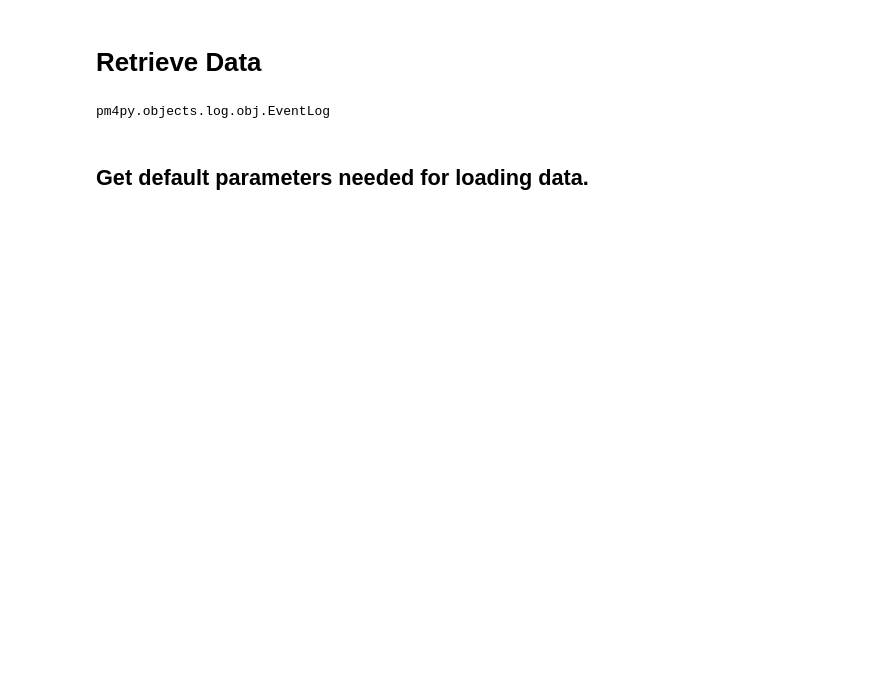
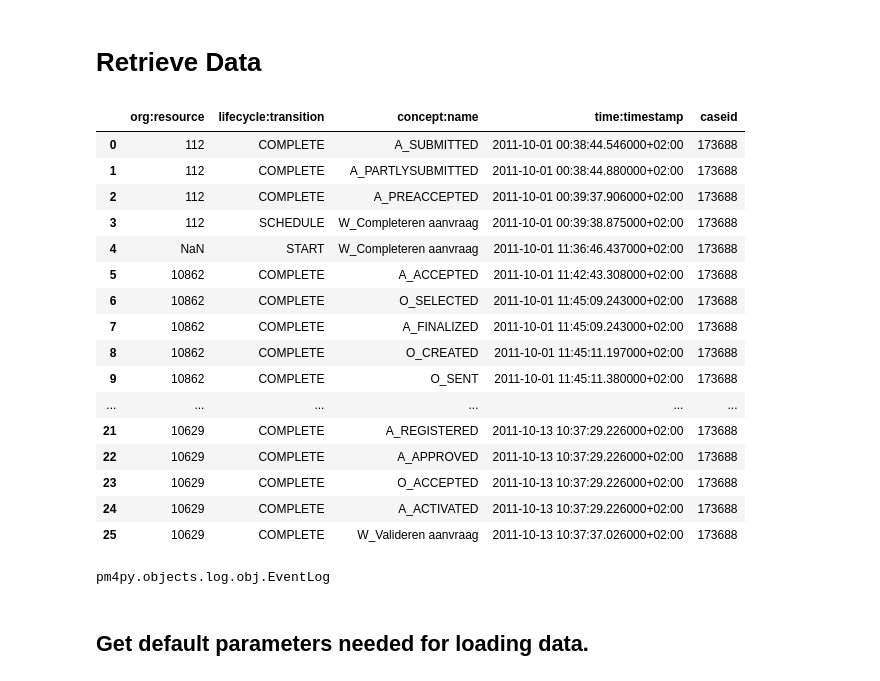
Before and after one commit to ChihchengHsieh/Apply-LINDA-BN-on-predicting-next-event, a Jupyter notebook: DataProcessing.ipynb, the cells around one changed output. Drawn from its saved outputs; the diff is of its cells as text; code cells hidden in the pictures; blank space fills up the shorter version.

```diff
--- a/DataProcessing.ipynb
+++ b/DataProcessing.ipynb
@@ -9,6 +9,31 @@ import itertools as it
 import numpy as np
 
 log = pm4py.read_xes('../Data/event_logs/BPI_Challenge_2012.xes')
+# %%
+flattern_log = ([{**event,
+                    'caseid': trace.attributes['concept:name']}
+                   for trace in log for event in trace])
+df  = pd.DataFrame(flattern_log)
+# %%
+df[df["caseid"] == "173688"].sort_values("time:timestamp")
+# %% [output]
+|  | org:resource | lifecycle:transition | concept:name | time:timestamp | caseid |
+| 0 | 112 | COMPLETE | A_SUBMITTED | 2011-10-01 00:38:44.546000+02:00 | 173688 |
+| 1 | 112 | COMPLETE | A_PARTLYSUBMITTED | 2011-10-01 00:38:44.880000+02:00 | 173688 |
+| 2 | 112 | COMPLETE | A_PREACCEPTED | 2011-10-01 00:39:37.906000+02:00 | 173688 |
+| 3 | 112 | SCHEDULE | W_Completeren aanvraag | 2011-10-01 00:39:38.875000+02:00 | 173688 |
+| 4 | NaN | START | W_Completeren aanvraag | 2011-10-01 11:36:46.437000+02:00 | 173688 |
+| 5 | 10862 | COMPLETE | A_ACCEPTED | 2011-10-01 11:42:43.308000+02:00 | 173688 |
+| 6 | 10862 | COMPLETE | O_SELECTED | 2011-10-01 11:45:09.243000+02:00 | 173688 |
+| 7 | 10862 | COMPLETE | A_FINALIZED | 2011-10-01 11:45:09.243000+02:00 | 173688 |
+| 8 | 10862 | COMPLETE | O_CREATED | 2011-10-01 11:45:11.197000+02:00 | 173688 |
+| 9 | 10862 | COMPLETE | O_SENT | 2011-10-01 11:45:11.380000+02:00 | 173688 |
+| ... | ... | ... | ... | ... | ... |
+| 21 | 10629 | COMPLETE | A_REGISTERED | 2011-10-13 10:37:29.226000+02:00 | 173688 |
+| 22 | 10629 | COMPLETE | A_APPROVED | 2011-10-13 10:37:29.226000+02:00 | 173688 |
+| 23 | 10629 | COMPLETE | O_ACCEPTED | 2011-10-13 10:37:29.226000+02:00 | 173688 |
+| 24 | 10629 | COMPLETE | A_ACTIVATED | 2011-10-13 10:37:29.226000+02:00 | 173688 |
+| 25 | 10629 | COMPLETE | W_Valideren aanvraag | 2011-10-13 10:37:37.026000+02:00 | 173688 |
 # %%
 type(log)
 # %% [output]
```
Also changed, not shown: parts of 1 cell of this notebook, 2 other files.
